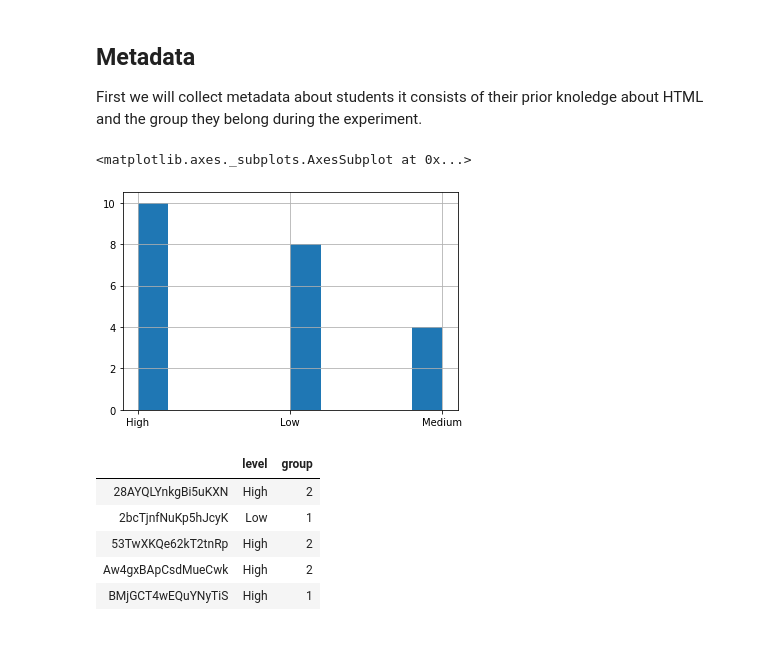
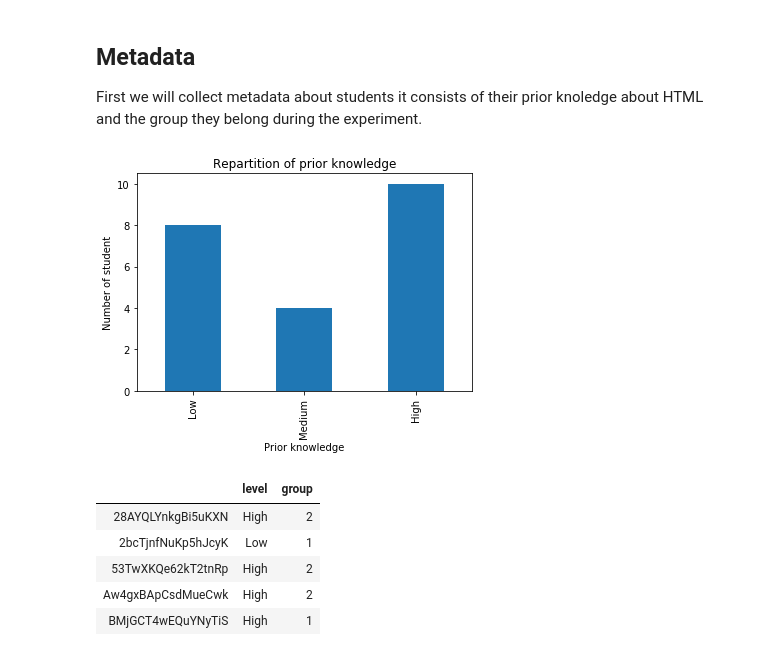
Before and after one commit to valentinoli/dela-html-lesson, a Jupyter notebook: frog-analysis.ipynb, the cells around one changed output. Drawn from its saved outputs; the diff is of its cells as text; code cells hidden in the pictures.

```diff
--- a/frog-analysis.ipynb
+++ b/frog-analysis.ipynb
@@ -15,6 +15,8 @@ EX1_PATH = 'real_data/ac/3-exercise-1__p1__ac-autocode-eln2/product.json'
 EX2_PATH = 'real_data/ac/5-exercise-2__p1__ac-autocode-3lgn/product.json'
 EX3_PATH = 'real_data/ac/7-exercise-3__p1__ac-autocode-5cby/product.json'
 EX4_PATH = 'real_data/ac/9-coding__p2__ac-autocode-c98k/product.json'
+
+RESULT_PATH = "results/"
 # %% [markdown]
 ## Metadata
 
@@ -43,10 +45,19 @@ def prior_level(x):
     return x
 
 prior_data = prior_data.apply(prior_level, axis=1)
-prior_data['level'].hist()
+prior_data.level = pd.Categorical(prior_data.level,
+                   categories=["Low", "Medium", "High"],
+                   ordered=True)
-# %% [output]
-<matplotlib.axes._subplots.AxesSubplot at 0x...>
-[figure, removed]
+# %%
+plt.figure()
+prior_data.level.value_counts().sort_index().plot.bar()
+plt.title("Repartition of prior knowledge")
+plt.xlabel("Prior knowledge")
+plt.ylabel("Number of student")
+plt.savefig(RESULT_PATH+'prior_knowledge.eps')
+plt.show()
+# %% [output]
+[figure, added]
 # %%
 SPLIT_PATH = 'real_data/op/create-groups__op-create-groups-2mly/product.json'
 split_dict = load_json(SPLIT_PATH)
```
Also changed, not shown: parts of 15 cells of this notebook, 13 other files.
